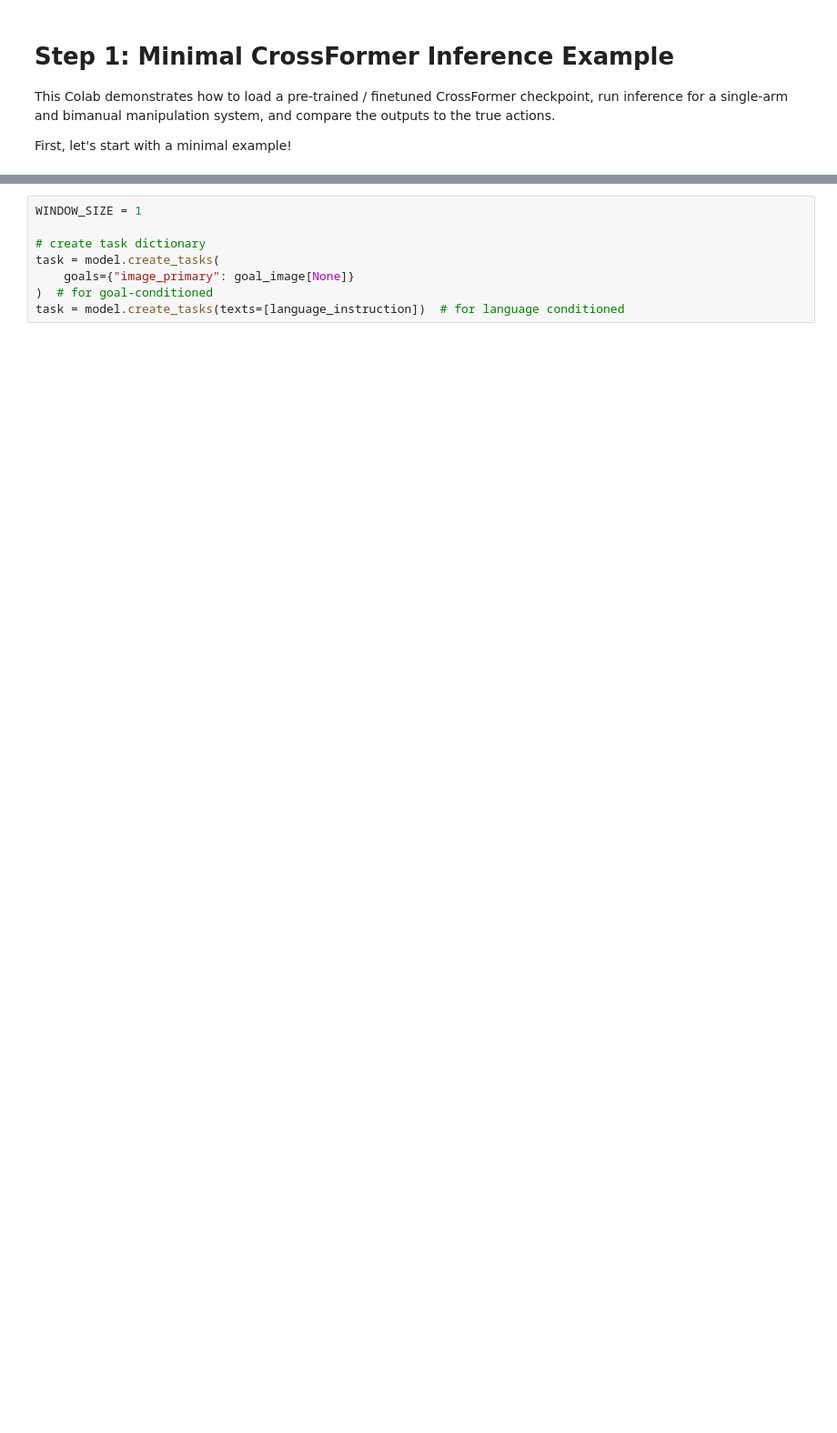
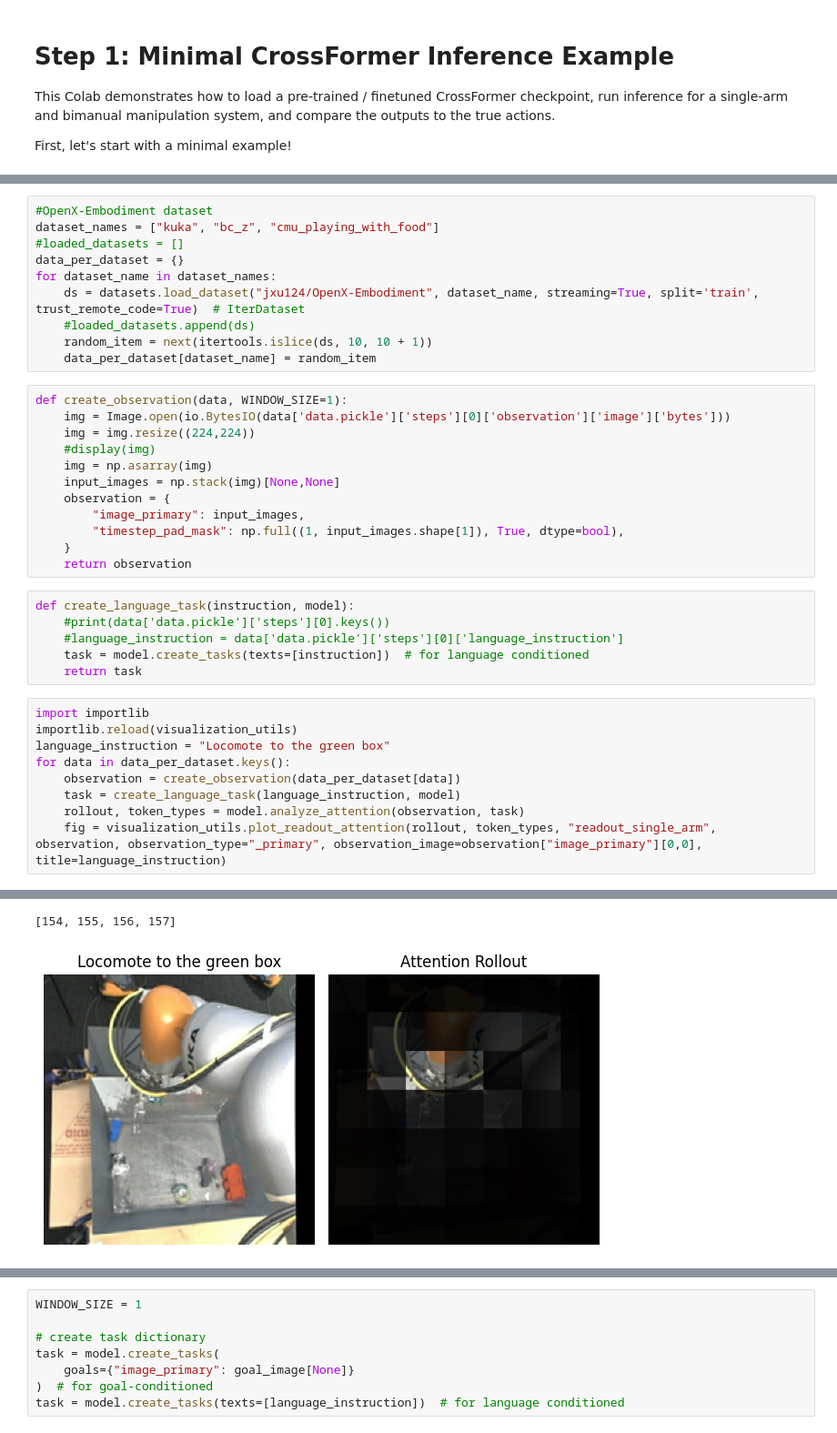
Before and after one commit to jsll/crossformer, a Jupyter notebook: attention_rollout_example.ipynb, the cells around one changed output, grey strips where cells are left out. Shown: that part at 91% size. Drawn from its saved outputs; the diff is of its cells as text; blank space fills up the shorter version.

Commit message:
Added visualization

```diff
--- a/attention_rollout_example.ipynb
+++ b/attention_rollout_example.ipynb
@@ -47,0 +70,38 @@ print(f"Instruction: {language_instruction}")
+# %%
+#OpenX-Embodiment dataset
+dataset_names = ["kuka", "bc_z", "cmu_playing_with_food"]
+#loaded_datasets = []
+data_per_dataset = {}
+for dataset_name in dataset_names:
+    ds = datasets.load_dataset("jxu124/OpenX-Embodiment", dataset_name, streaming=True, split='train', trust_remote_code=True)  # IterDataset
+    #loaded_datasets.append(ds)
+    random_item = next(itertools.islice(ds, 10, 10 + 1))
+    data_per_dataset[dataset_name] = random_item
+# %%
+def create_observation(data, WINDOW_SIZE=1):
+    img = Image.open(io.BytesIO(data['data.pickle']['steps'][0]['observation']['image']['bytes']))
+    img = img.resize((224,224))
+    #display(img)
+    img = np.asarray(img)
+    input_images = np.stack(img)[None,None]
+    observation = {
+        "image_primary": input_images,
+        "timestep_pad_mask": np.full((1, input_images.shape[1]), True, dtype=bool),
+    }
+    return observation
+# %%
+def create_language_task(instruction, model):
+    #print(data['data.pickle']['steps'][0].keys())
+    #language_instruction = data['data.pickle']['steps'][0]['language_instruction']
+    task = model.create_tasks(texts=[instruction])  # for language conditioned
+    return task
+# %%
+import importlib
+importlib.reload(visualization_utils)
+language_instruction = "Locomote to the green box"
+for data in data_per_dataset.keys():
+    observation = create_observation(data_per_dataset[data])
+    task = create_language_task(language_instruction, model)
+    rollout, token_types = model.analyze_attention(observation, task)
+    fig = visualization_utils.plot_readout_attention(rollout, token_types, "readout_single_arm", observation, observation_type="_primary", observation_image=observation["image_primary"][0,0], title=language_instruction)
+# %% [output]
@@ -47,0 +137,2 @@ print(f"Instruction: {language_instruction}")
+[154, 155, 156, 157]
+[figure, added]
```
Also changed, not shown: parts of 9 cells of this notebook, 2 other files.
